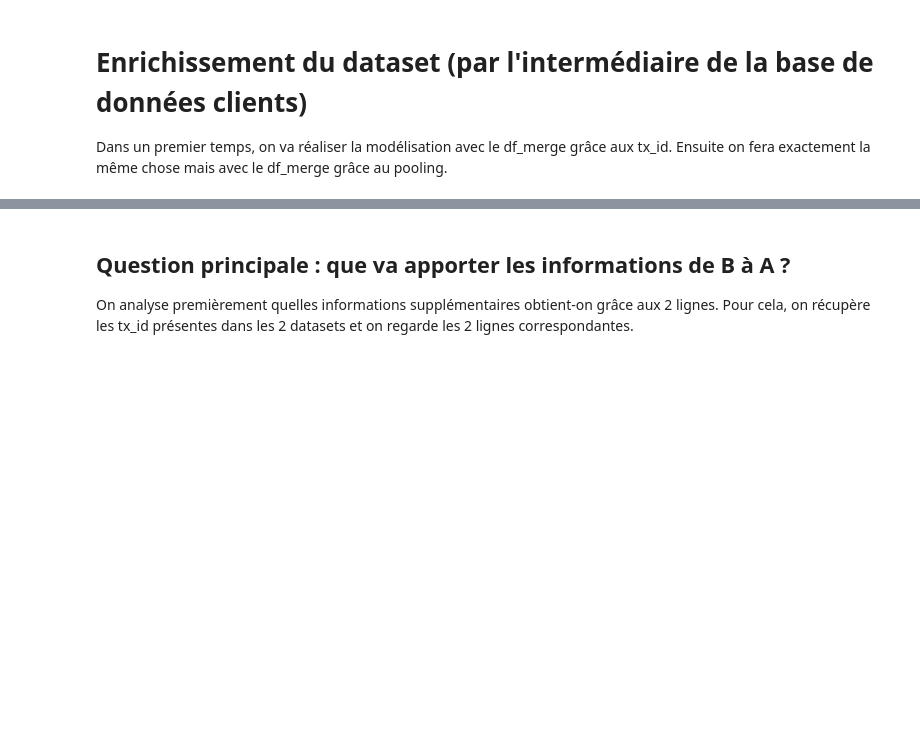
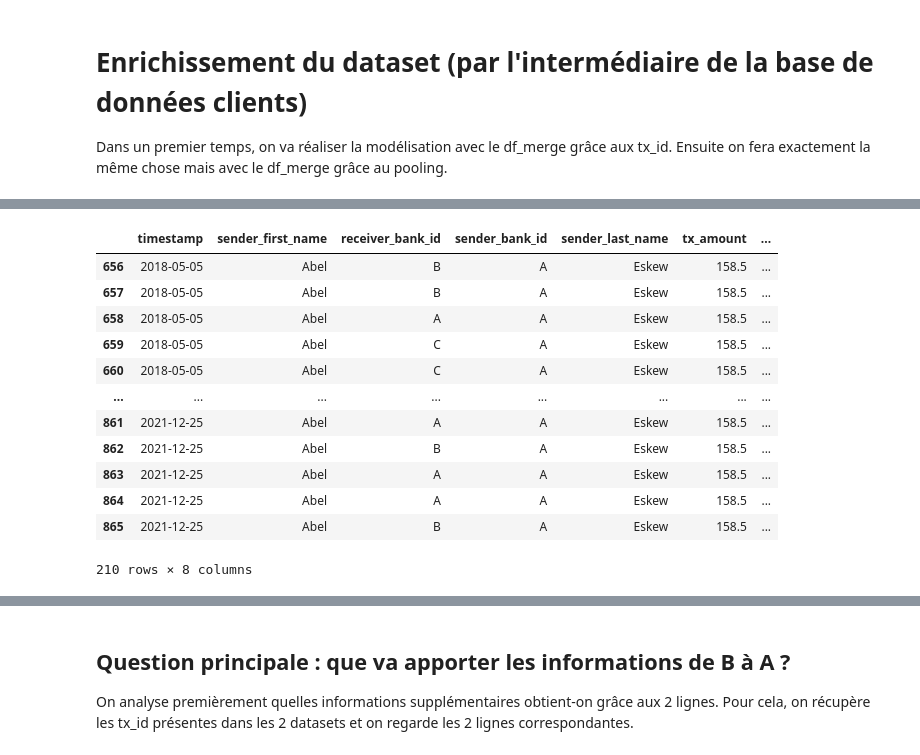
Before and after one commit to CorentinPernot/Statapp, a Jupyter notebook: Notebook/Base_clients_enrichissements.ipynb, the cells around one changed output, grey strips where cells are left out. Saved outputs shown, nothing was run; the diff lists cells and outputs as text; code cells hidden in the pictures; blank space fills up the shorter version.

```diff
--- a/Notebook/Base_clients_enrichissements.ipynb
+++ b/Notebook/Base_clients_enrichissements.ipynb
@@ -567,0 +504,16 @@ df_B=pd.read_csv('/Users/Corentin/Desktop/statapp/transactions_B.csv')
+# %%
+df_merge[(df_merge.sender_first_name=='Abel')&(df_merge.sender_last_name=='Eskew')][['timestamp','sender_first_name','receiver_bank_id','sender_bank_id','sender_last_name','tx_amount','median_cum_sender_A','count_cum_sender_A']]
+# %% [output]
+|  | timestamp | sender_first_name | receiver_bank_id | sender_bank_id | sender_last_name | tx_amount | ... |
+| 656 | 2018-05-05 | Abel | B | A | Eskew | 158.5 | ... |
+| 657 | 2018-05-05 | Abel | B | A | Eskew | 158.5 | ... |
+| 658 | 2018-05-05 | Abel | A | A | Eskew | 158.5 | ... |
+| 659 | 2018-05-05 | Abel | C | A | Eskew | 158.5 | ... |
+| 660 | 2018-05-05 | Abel | C | A | Eskew | 158.5 | ... |
+| ... | ... | ... | ... | ... | ... | ... | ... |
+| 861 | 2021-12-25 | Abel | A | A | Eskew | 158.5 | ... |
+| 862 | 2021-12-25 | Abel | B | A | Eskew | 158.5 | ... |
+| 863 | 2021-12-25 | Abel | A | A | Eskew | 158.5 | ... |
+| 864 | 2021-12-25 | Abel | A | A | Eskew | 158.5 | ... |
+| 865 | 2021-12-25 | Abel | B | A | Eskew | 158.5 | ... |
+210 rows × 8 columns
```
Also changed, not shown: parts of 39 cells of this notebook.
